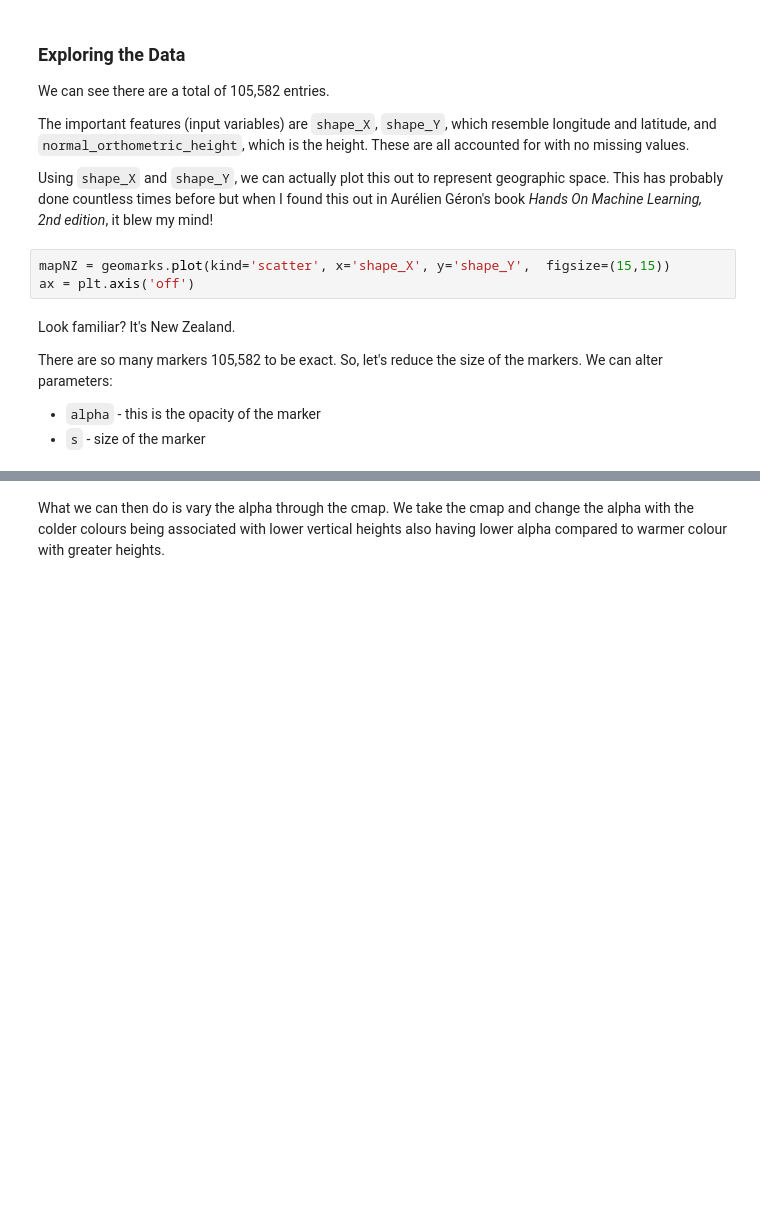
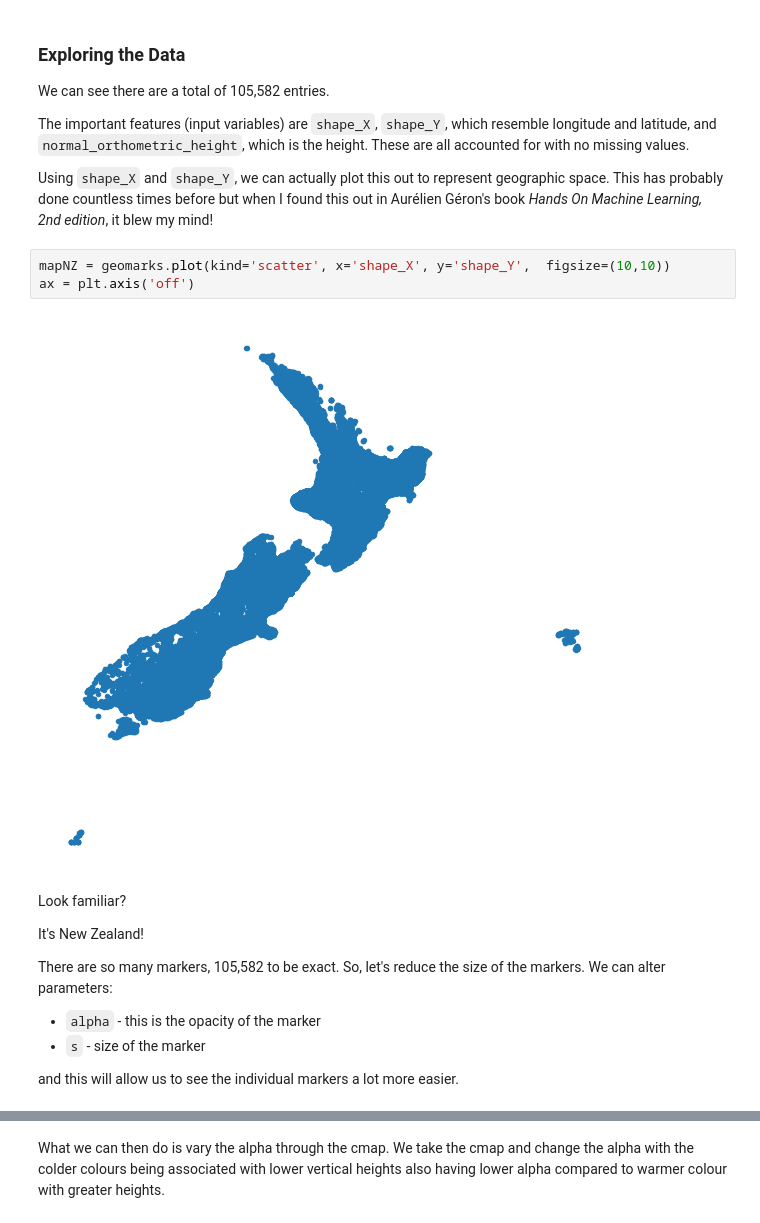
Before and after one commit to ShivanS93/MapOfNZ, a Jupyter notebook: Map_of_NZ_using_Geo_Markers.ipynb, the cells around one changed output, grey strips where cells are left out. Cells and saved outputs as stored; diff of their text form; blank space fills up the shorter version.

```diff
--- a/Map_of_NZ_using_Geo_Markers.ipynb
+++ b/Map_of_NZ_using_Geo_Markers.ipynb
@@ -67,13 +112,19 @@ The important features (input variables) are `shape_X`, `shape_Y`, which resembl
 
 Using `shape_X` and `shape_Y`, we can actually plot this out to represent geographic space. This has probably done countless times before but when I found this out in Aurélien Géron's book *Hands On Machine Learning, 2nd edition*, it blew my mind!
 # %%
-mapNZ = geomarks.plot(kind='scatter', x='shape_X', y='shape_Y',  figsize=(15,15))
+mapNZ = geomarks.plot(kind='scatter', x='shape_X', y='shape_Y',  figsize=(10,10))
 ax = plt.axis('off')
+# %% [output]
+[figure, added]
 # %% [markdown]
-Look familiar? It's New Zealand.
+Look familiar?
 
-There are so many markers 105,582 to be exact. So, let's reduce the size of the markers. We can alter parameters:
+It's New Zealand!
+
+There are so many markers, 105,582 to be exact. So, let's reduce the size of the markers. We can alter parameters:
 * `alpha` - this is the opacity of the marker
 * `s` - size of the marker
+
+and this will allow us to see the individual markers a lot more easier.
 # %%
 mapNZ = geomarks.plot(kind='scatter', x='shape_X', y='shape_Y',
```
Also changed, not shown: parts of 28 cells of this notebook.
